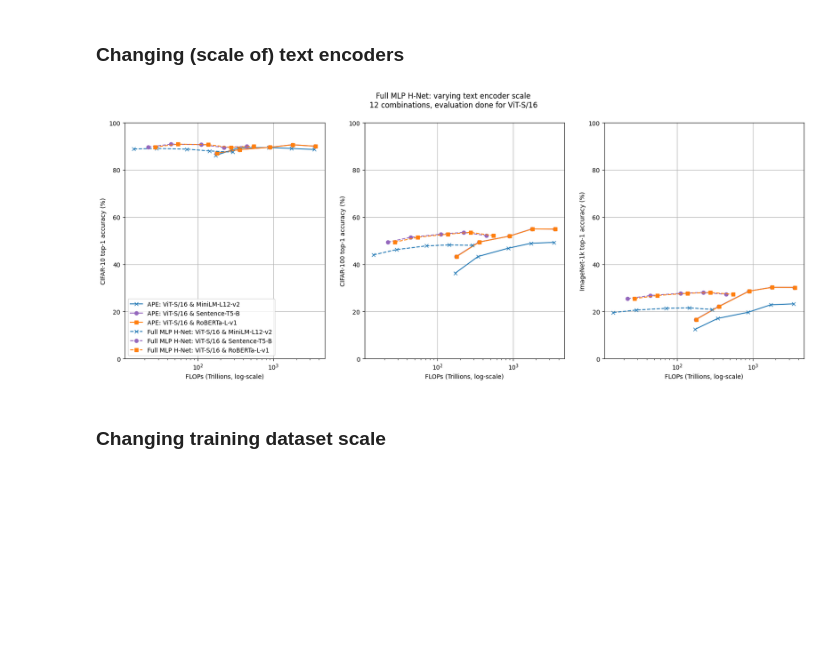
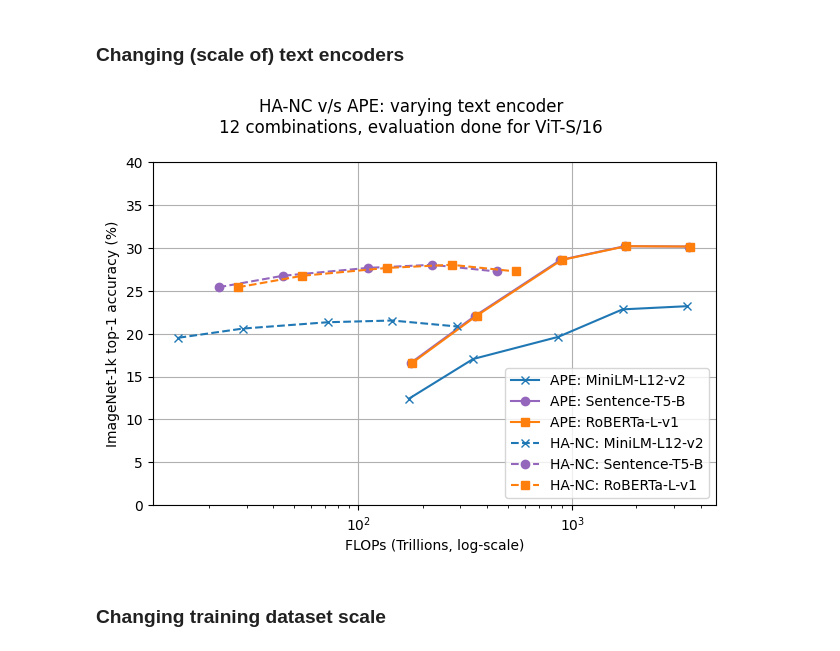
Before and after one commit to jaisidhsingh/hypa-new, a Jupyter notebook: hyperalignment/plot.ipynb, the cells around one changed output. Cells and saved outputs as stored; diff of their text form; code cells hidden in the pictures; blank space fills up the shorter version.

```diff
--- a/hyperalignment/plot.ipynb
+++ b/hyperalignment/plot.ipynb
@@ -33,7 +33,7 @@ for bench in benchmarks:
 
     plt.axhline(y=rcs[bench], color="black", linestyle="--", label="random chance")
 
-    plt.title(f'APE: Averaging InfoNCE loss\n6 combinations valuation done on ViT-S/16')
+    plt.title(f'APE: Averaging InfoNCE loss\n6 combinations, evaluation done on ViT-S/16')
     plt.xlabel('Epochs')
     plt.ylabel(f'{names[bench]} top-1 accuracy (%)')
     plt.ylim(lims[bench])
@@ -167,55 +167,57 @@ hnet_roberta = {'exp_name': 'roberta_hnet_12-4_fmlp_c-32_bs-512_lr-1e-2', 'seed'
 
 benchmarks = ["cifar10", "cifar100", "imagenet1k"]
 names = {"cifar10": "CIFAR-10", "cifar100": "CIFAR-100", "imagenet1k": "ImageNet-1k"}
-lims = {"cifar10": [0, 100.0], "cifar100": [0.0, 100.0], "imagenet1k": [0.0, 100]}
+lims = {"cifar10": [0, 100.0], "cifar100": [0.0, 100.0], "imagenet1k": [0.0, 40]}
 rcs = {"cifar10": 10.0, "cifar100": 1.0, "imagenet1k": 0.1}
 epochs = [1, 2, 5, 10, 20]
 
-fig, axes = plt.subplots(1, 3, figsize=(20, 7))
+fig, axes = plt.subplots(1, 1)
 
-for j, bench in enumerate(benchmarks):
+for j, bench in enumerate(["imagenet1k"]):
     ape_acc1 = [ape_minilm["eval"][f"epoch_{e}"][bench] for e in epochs]
     ape_flops1 = [14.34 * e * 12 for e in epochs]
 
     ape_acc2 = [ape_st5b["eval"][f"epoch_{e}"][bench] for e in epochs]
     ape_flops2 = [14.676 * e * 12 for e in epochs]
 
     ape_acc3 = [ape_roberta["eval"][f"epoch_{e}"][bench] for e in epochs]
     ape_flops3 = [14.895 * e * 12 for e in epochs]
 
 
     hnet_acc1 = [hnet_minilm["eval"][f"epoch_{e}"][bench] for e in epochs]
     hnet_flops1 = [14.4 * e for e in epochs]
 
     hnet_acc2 = [hnet_st5b["eval"][f"epoch_{e}"][bench] for e in epochs]
     hnet_flops2 = [22.165 * e for e in epochs]
 
     hnet_acc3 = [hnet_roberta["eval"][f"epoch_{e}"][bench] for e in epochs]
     hnet_flops3 = [27.34 * e for e in epochs]
 
-    axes[j].plot(ape_flops1, ape_acc1, color="tab:blue", marker="x", label="APE: ViT-S/16 & MiniLM-L12-v2")
-    axes[j].plot(ape_flops2, ape_acc3, color="tab:purple", marker="o", label="APE: ViT-S/16 & Sentence-T5-B")
-    axes[j].plot(ape_flops3, ape_acc3, color="tab:orange", marker="s", label="APE: ViT-S/16 & RoBERTa-L-v1")
+    axes.plot(ape_flops1, ape_acc1, color="tab:blue", marker="x", label="APE: MiniLM-L12-v2")
+    axes.plot(ape_flops2, ape_acc3, color="tab:purple", marker="o", label="APE: Sentence-T5-B")
+    axes.plot(ape_flops3, ape_acc3, color="tab:orange", marker="s", label="APE: RoBERTa-L-v1")
 
 
-    axes[j].plot(hnet_flops1, hnet_acc1, color="tab:blue", linestyle="--", marker="x", label="Full MLP H-Net: ViT-S/16 & MiniLM-L12-v2")
-    axes[j].plot(hnet_flops2, hnet_acc3, color="tab:purple", linestyle="--", marker="o", label="Full MLP H-Net: ViT-S/16 & Sentence-T5-B")
-    axes[j].plot(hnet_flops3, hnet_acc3, color="tab:orange", linestyle="--", marker="s", label="Full MLP H-Net: ViT-S/16 & RoBERTa-L-v1")
+    axes.plot(hnet_flops1, hnet_acc1, color="tab:blue", linestyle="--", marker="x", label="HA-NC: MiniLM-L12-v2")
+    axes.plot(hnet_flops2, hnet_acc3, color="tab:purple", linestyle="--", marker="o", label="HA-NC: Sentence-T5-B")
+    axes.plot(hnet_flops3, hnet_acc3, color="tab:orange", linestyle="--", marker="s", label="HA-NC: RoBERTa-L-v1")
 
     # plt.axhline(rcs[bench], linestyle="--", color="black", label="random chance")
 
     if j == 0:
-        axes[j].legend()
-    axes[j].set_ylim(lims[bench])
-    axes[j].set_ylabel(f"{names[bench]} top-1 accuracy (%)")
-    axes[j].set_xscale("log")
-    axes[j].set_xlabel("FLOPs (Trillions, log-scale)")
-    axes[j].grid(True)
+        axes.legend(loc="lower right", )
+    axes.set_ylim(lims[bench])
+    axes.set_ylabel(f"{names[bench]} top-1 accuracy (%)")
+    axes.set_xscale("log")
+    axes.set_xlabel("FLOPs (Trillions, log-scale)")
+    axes.grid(True)
 
-plt.suptitle("Full MLP H-Net: varying text encoder scale\n12 combinations, evaluation done for ViT-S/16")
+plt.suptitle("HA-NC v/s APE: varying text encoder\n12 combinations, evaluation done for ViT-S/16")
+plt.tight_layout()
+plt.savefig("final_plots/vary_te.pdf", dpi=300, format="pdf")
 plt.show()
 # %% [output]
-[figure, old version]
+[figure, new version]
 # %% [markdown]
 ### Changing training dataset scale
 # %%
```
Also changed, not shown: parts of 4 cells of this notebook, 7 other files.
